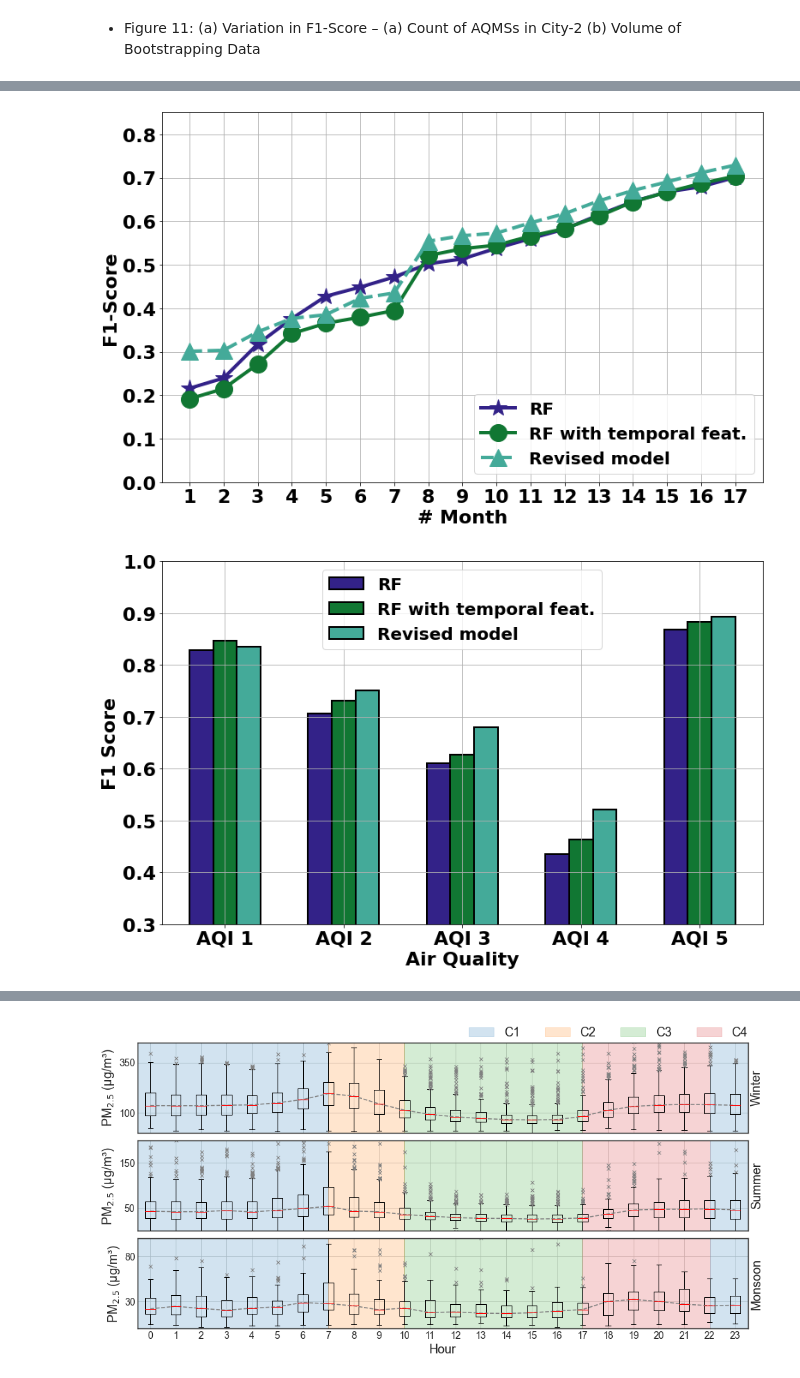
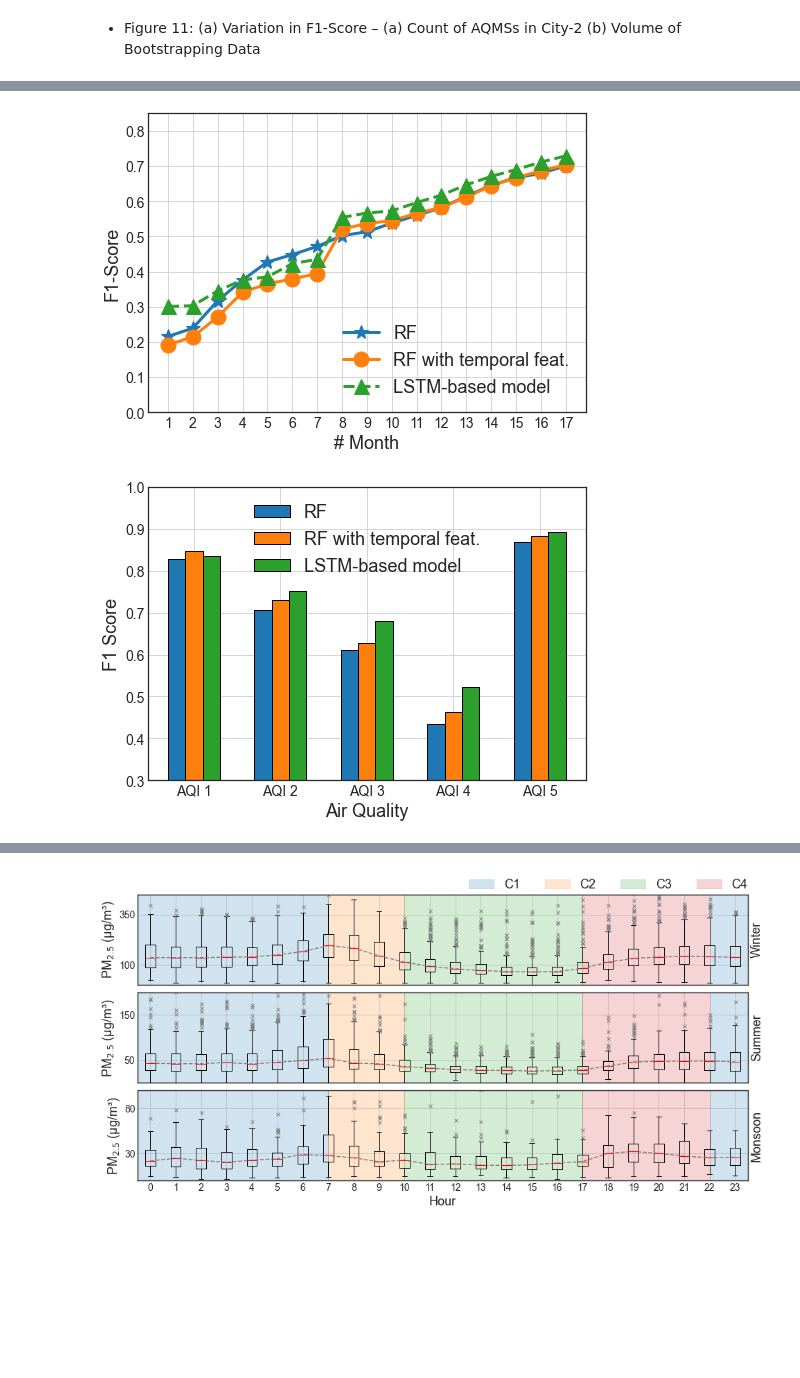
Before and after one commit to prasenjit52282/AQuaMoHo, a Jupyter notebook: plot.ipynb, the cells around one changed output, grey strips where cells are left out. Cells and saved outputs as stored; diff of their text form; code cells hidden in the pictures; blank space fills up the shorter version.

```diff
--- a/plot.ipynb
+++ b/plot.ipynb
@@ -5,10 +5,11 @@ import seaborn as sns
 from library.constants import *
 import matplotlib.pyplot as plt
 from sklearn.metrics import f1_score,confusion_matrix
+plt.style.use('seaborn-white')
 # %%
-color=["#332288","#117733","#44AA99","#88CCEE","#DDCC77","#CC6677"]
+# color=["#332288","#117733","#44AA99","#88CCEE","#DDCC77","#CC6677"]
 # color=['#648FFF','#785EF0','#DC267F','#FE6100','#FFB000','#6C8E80']
-# color=sns.color_palette()
+color=sns.color_palette()
 # %% [markdown]
 + Figure 12: Impact on the performance of the pre-trained model with newly annotated data -(a) City-1 (b) City-2
 # %%
@@ -231,32 +232,32 @@ fig.savefig("./logs/figs/dgp_1by1.png")
 # %%
 #Delhi (b)-2
 rf_old_1by1=pd.read_csv("./logs/exp/delhi_rf_old_month_1by1.csv")['f1_score_test']
 rf_1by1=pd.read_csv("./logs/exp/delhi_rf_month_1by1.csv")['f1_score_test']
 rnn_1by1=pd.read_csv("./logs/exp/delhi_rnn_month_1by1.csv")['f1_score_test']
 
-fig=plt.figure(figsize=figsize)
+fig=plt.figure(figsize=(7,5))
 ax=fig.add_subplot(111)
 #RF OLD
-ax.plot(rf_old_1by1.index+1,rf_old_1by1,marker="*",linestyle="-",label="RF",markersize=20,
-        linewidth=linewidth,c=color[0])
+ax.plot(rf_old_1by1.index+1,rf_old_1by1,marker="*",linestyle="-",label="RF",markersize=15,
+        linewidth=3,c=color[0])
 #RF
-ax.plot(rf_1by1.index+1,rf_1by1,marker="o",linestyle="-",label="RF with temporal feat.",markersize=20,
-        linewidth=linewidth,c=color[1])
+ax.plot(rf_1by1.index+1,rf_1by1,marker="o",linestyle="-",label="RF with temporal feat.",markersize=15,
+        linewidth=3,c=color[1])
 #RNN
-ax.plot(rnn_1by1.index+1,rnn_1by1,marker="^",linestyle="--",label="Revised model",markersize=20,
-        linewidth=linewidth,c=color[2])
+ax.plot(rnn_1by1.index+1,rnn_1by1,marker="^",linestyle="--",label="LSTM-based model",markersize=15,
+        linewidth=3,c=color[2])
 plt.ylim(0,0.85)
-plt.yticks(fontsize=fontsize,fontweight="bold")
-plt.xticks([i for i in range(1,18)],fontsize=fontsize,fontweight="bold")
+plt.yticks(fontsize=14)
+plt.xticks([i for i in range(1,18)],fontsize=14)
 ax.set_xticklabels([i for i in range(1,18)])
-ax.set_xlabel("# Month",fontsize=fontsize,fontweight="bold")
-ax.set_ylabel("F1-Score",fontsize=fontsize,fontweight="bold")
-ax.legend(loc='lower right',prop=dict(size=fontsize-2,weight="bold"))
+ax.set_xlabel("# Month",fontsize=18)
+ax.set_ylabel("F1-Score",fontsize=18)
+ax.legend(loc='lower right',prop=dict(size=18))
 plt.tight_layout()
 plt.grid()
 fig.savefig("./logs/figs/delhi_1by1.png")
 # %% [output]
-[figure, old version]
+[figure, new version]
 # %%
 #NICE
 # %%
@@ -303,43 +304,43 @@ rnn_f1,rnn_conf=classwise_F1_score_and_conf_met(rnn)
 rf_f1,rf_conf=classwise_F1_score_and_conf_met(rf)
 rf_old_f1,rf_old_conf=classwise_F1_score_and_conf_met(rf_old)
 # %%
-fig, ax = plt.subplots(figsize=figsize)
+fig, ax = plt.subplots(figsize=(7,5))
 #RF OLD
 ax.bar(x=np.array([1,2,3,4,5])-0.2,height=rf_old_f1.values(),align='center', alpha=1, ecolor='k',
        capsize=10,color=color[0],
-       width=0.2,ec='k',linewidth=linewidth-2,
+       width=0.2,ec='k',linewidth=1,
        error_kw =dict(linestyle='-',linewidth=linewidth-1, color='black',markeredgewidth=linewidth-1),label="RF")
 
 #RF
 ax.bar(x=np.array([1,2,3,4,5]),height=rf_f1.values(),align='center', alpha=1, ecolor='k',
        capsize=10,color=color[1],
-       width=0.2,ec='k',linewidth=linewidth-2,#hatch='oo',
+       width=0.2,ec='k',linewidth=1,#hatch='oo',
        error_kw =dict(linestyle='-',linewidth=linewidth-1, color='black',markeredgewidth=linewidth-1),label="RF with temporal feat.")
 #RNN
 ax.bar(x=np.array([1,2,3,4,5])+0.2,height=rnn_f1.values(), #GP
        align='center', alpha=1, ecolor='k',
        capsize=10,color=color[2],
-       width=0.2,ec='k',linewidth=linewidth-2,#hatch='//',
-       error_kw =dict(linestyle='-',linewidth=linewidth-1, color='black',markeredgewidth=linewidth-1),label="Revised model")
+       width=0.2,ec='k',linewidth=1,#hatch='//',
+       error_kw =dict(linestyle='-',linewidth=linewidth-1, color='black',markeredgewidth=linewidth-1),label="LSTM-based model")
 
 ax.set_ylim(0.3,1.0)
 
-ax.set_xlabel("Air Quality",fontsize=fontsize, fontweight='bold')
-ax.set_ylabel("F1 Score",fontsize=fontsize, fontweight='bold')
+ax.set_xlabel("Air Quality",fontsize=18)
+ax.set_ylabel("F1 Score",fontsize=18)
 
 ax.set_xticks([1,2,3,4,5])
-ax.set_xticklabels([f'AQI {i}' for i in range(1,6)],fontsize=fontsize, fontweight='bold')
-plt.yticks(fontsize=fontsize, fontweight='bold')
+ax.set_xticklabels([f'AQI {i}' for i in range(1,6)],fontsize=14)
+plt.yticks(fontsize=14)
 
 #LEGEND######
 # plt.bar([1],[0],label='RF',color='white',ec='k')
 # plt.bar([1],[0],label='RF with temporal feat.',color='white',ec='k',hatch='oo')
 # plt.bar([1],[0],label='Revised model',color='white',ec='k',hatch='//')
-plt.legend(loc='upper center',prop=dict(size=fontsize-2,weight="bold"))
+plt.legend(loc='upper center',prop=dict(size=18))
 
 plt.tight_layout()
 plt.grid()
 fig.savefig("./logs/figs/dgp_aqi.png")
 # %% [output]
-[figure, old version]
+[figure, new version]
 # %%
```
Also changed, not shown: parts of 15 cells of this notebook, 17 other files.
